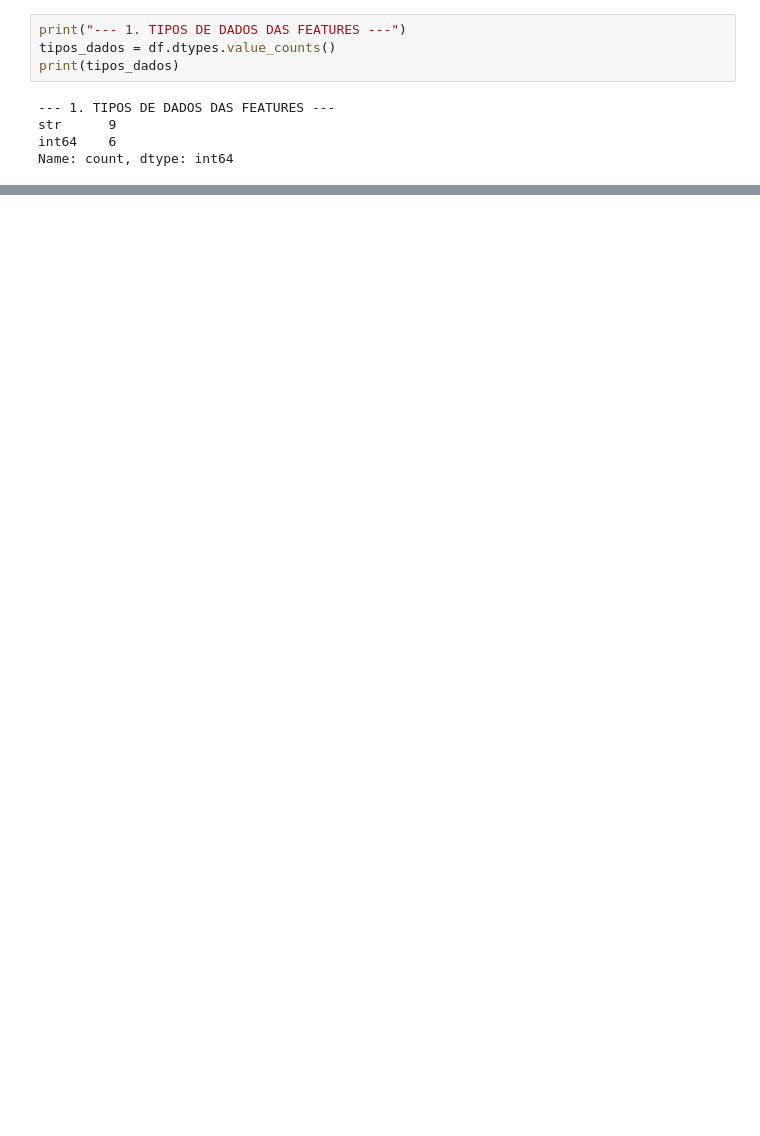
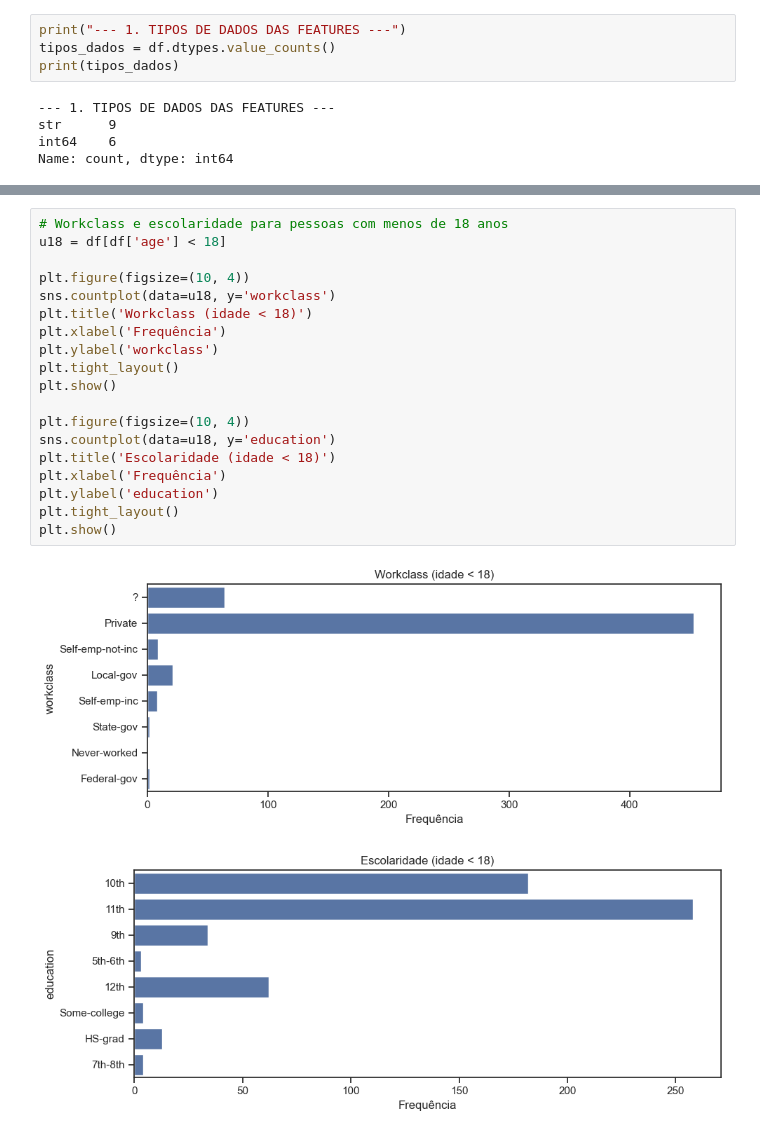
Before and after one commit to Marcus-vinicius-pcs/reconhecimento-de-padroes, a Jupyter notebook: Reconhecimento_de_Padrões___EDA___Atividade_1_em_grupo.ipynb, the cells around one changed output, grey strips where cells are left out. Drawn from its saved outputs; the diff is of its cells as text; blank space fills up the shorter version.

```diff
--- a/Reconhecimento_de_Padrões___EDA___Atividade_1_em_grupo.ipynb
+++ b/Reconhecimento_de_Padrões___EDA___Atividade_1_em_grupo.ipynb
@@ -571,0 +266,22 @@ df.head()
+# %%
+# Workclass e escolaridade para pessoas com menos de 18 anos
+u18 = df[df['age'] < 18]
+
+plt.figure(figsize=(10, 4))
+sns.countplot(data=u18, y='workclass')
+plt.title('Workclass (idade < 18)')
+plt.xlabel('Frequência')
+plt.ylabel('workclass')
+plt.tight_layout()
+plt.show()
+
+plt.figure(figsize=(10, 4))
+sns.countplot(data=u18, y='education')
+plt.title('Escolaridade (idade < 18)')
+plt.xlabel('Frequência')
+plt.ylabel('education')
+plt.tight_layout()
+plt.show()
+# %% [output]
+[figure, added]
+[figure, added]
```
Also changed, not shown: parts of 76 cells of this notebook.
